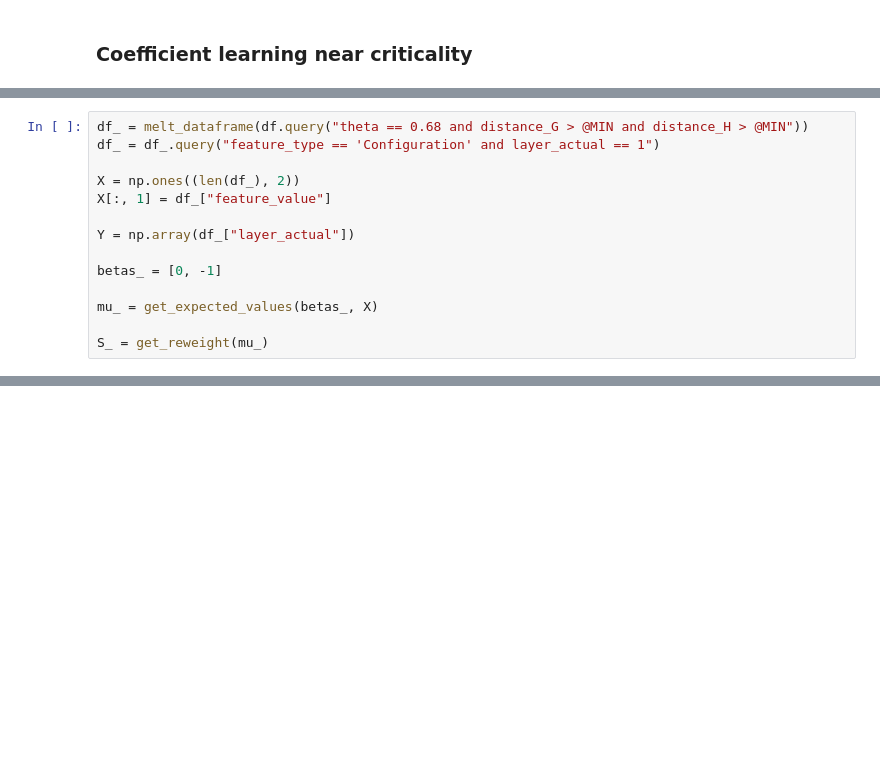
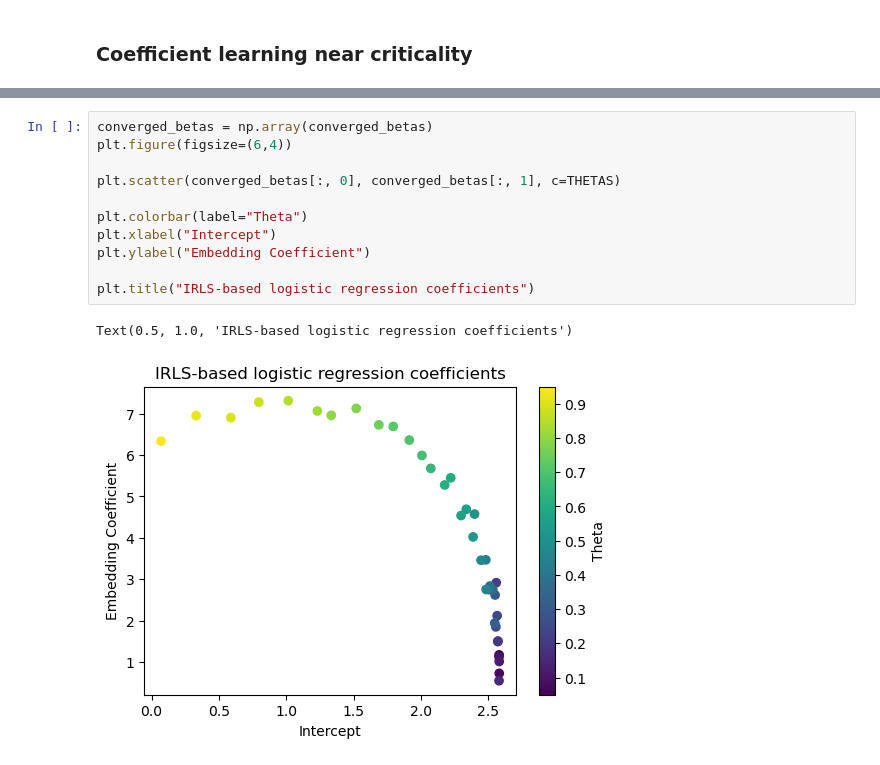
Before and after one commit to kaiser-dan/proj_naive-embedded-reconstruction, a Jupyter notebook: notebooks/ex/vector-analysis.ipynb, the cells around one changed output, grey strips where cells are left out. Drawn from its saved outputs; the diff is of its cells as text; blank space fills up the shorter version.

```diff
--- a/notebooks/ex/vector-analysis.ipynb
+++ b/notebooks/ex/vector-analysis.ipynb
@@ -1437,14 +1488,0 @@ Text(0.5, 1.0, '$\\theta = 0.59$ (before threshold)')
-# %%
-df_ = melt_dataframe(df.query("theta == 0.68 and distance_G > @MIN and distance_H > @MIN"))
-df_ = df_.query("feature_type == 'Configuration' and layer_actual == 1")
-
-X = np.ones((len(df_), 2))
-X[:, 1] = df_["feature_value"]
-
-Y = np.array(df_["layer_actual"])
-
-betas_ = [0, -1]
-
-mu_ = get_expected_values(betas_, X)
-
-S_ = get_reweight(mu_)
@@ -1472,0 +1533,14 @@ Text(0.5, 1.0, '$\\theta = 0.68$ (after threshold)')
+# %%
+converged_betas = np.array(converged_betas)
+plt.figure(figsize=(6,4))
+
+plt.scatter(converged_betas[:, 0], converged_betas[:, 1], c=THETAS)
+
+plt.colorbar(label="Theta")
+plt.xlabel("Intercept")
+plt.ylabel("Embedding Coefficient")
+
+plt.title("IRLS-based logistic regression coefficients")
+# %% [output]
+Text(0.5, 1.0, 'IRLS-based logistic regression coefficients')
+[figure, added]
```
Also changed, not shown: parts of 19 cells of this notebook, 4 other files.
